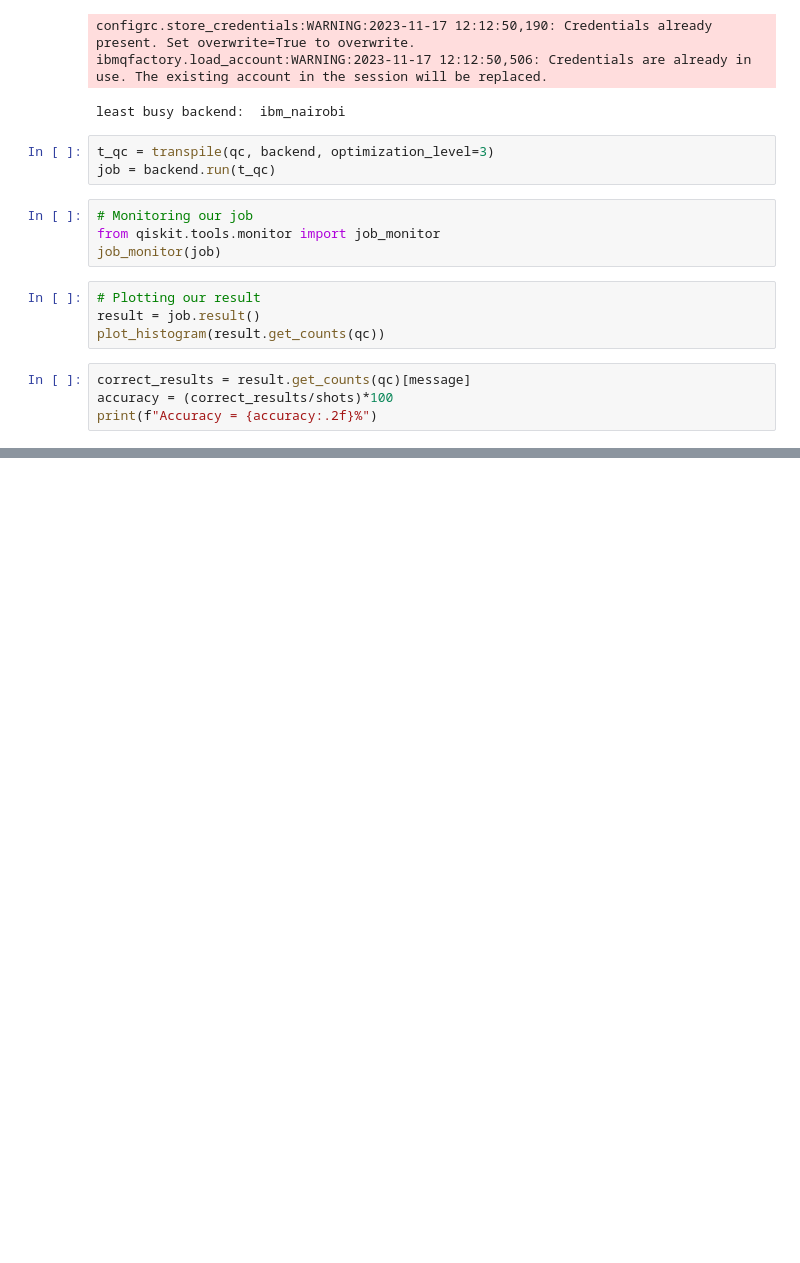
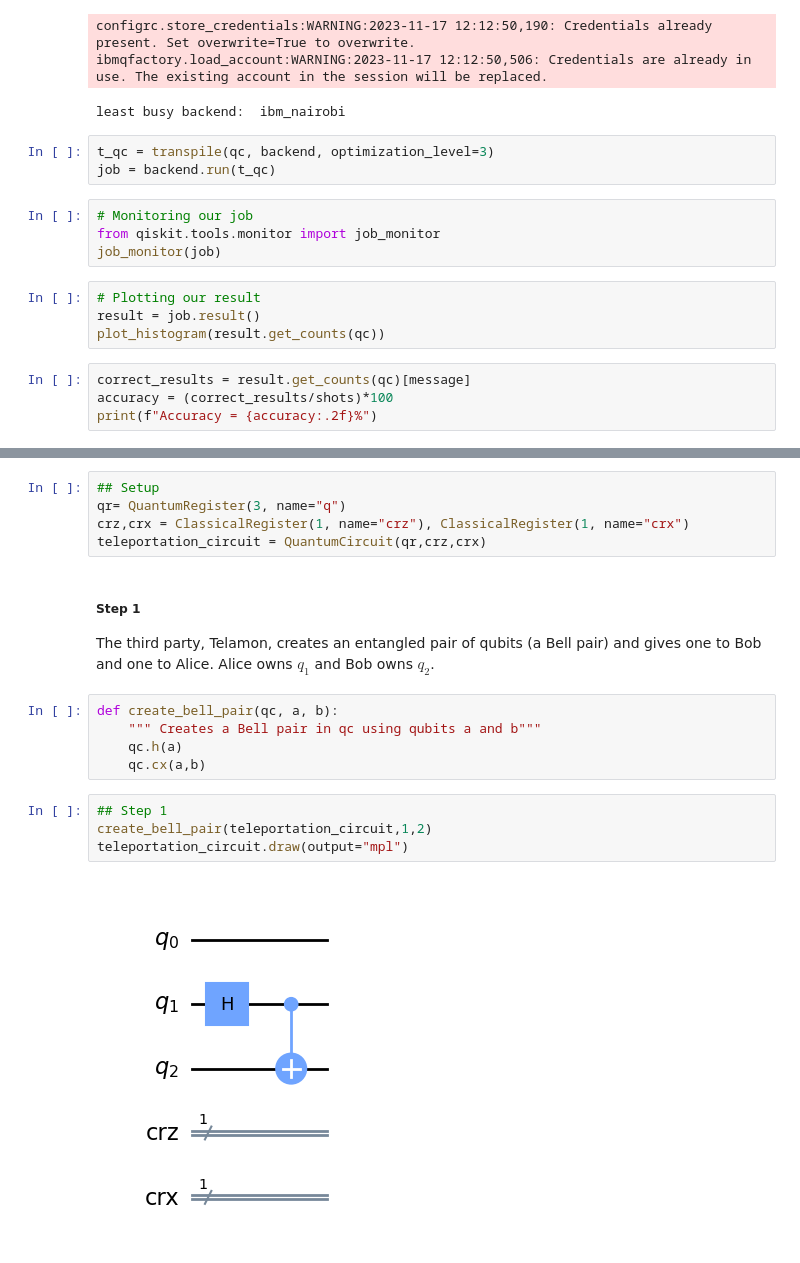
Before and after one commit to sebastianardelean/QIC, a Jupyter notebook: work/LAB6.ipynb, the cells around one changed output, grey strips where cells are left out. Cells and saved outputs as stored; diff of their text form; blank space fills up the shorter version.

```diff
--- a/work/LAB6.ipynb
+++ b/work/LAB6.ipynb
@@ -196,0 +211,20 @@ print(f"Accuracy = {accuracy:.2f}%")
+# %%
+## Setup
+qr= QuantumRegister(3, name="q")
+crz,crx = ClassicalRegister(1, name="crz"), ClassicalRegister(1, name="crx")
+teleportation_circuit = QuantumCircuit(qr,crz,crx)
+# %% [markdown]
+##### Step 1
+
+The third party, Telamon, creates an entangled pair of qubits (a Bell pair) and gives one to Bob and one to Alice. Alice owns $q_1$ and Bob owns $q_2$.
+# %%
+def create_bell_pair(qc, a, b):
+    """ Creates a Bell pair in qc using qubits a and b"""
+    qc.h(a)
+    qc.cx(a,b)
+# %%
+## Step 1
+create_bell_pair(teleportation_circuit,1,2)
+teleportation_circuit.draw(output="mpl")
+# %% [output]
+[figure, added]
```
Also changed, not shown: parts of 40 cells of this notebook.
